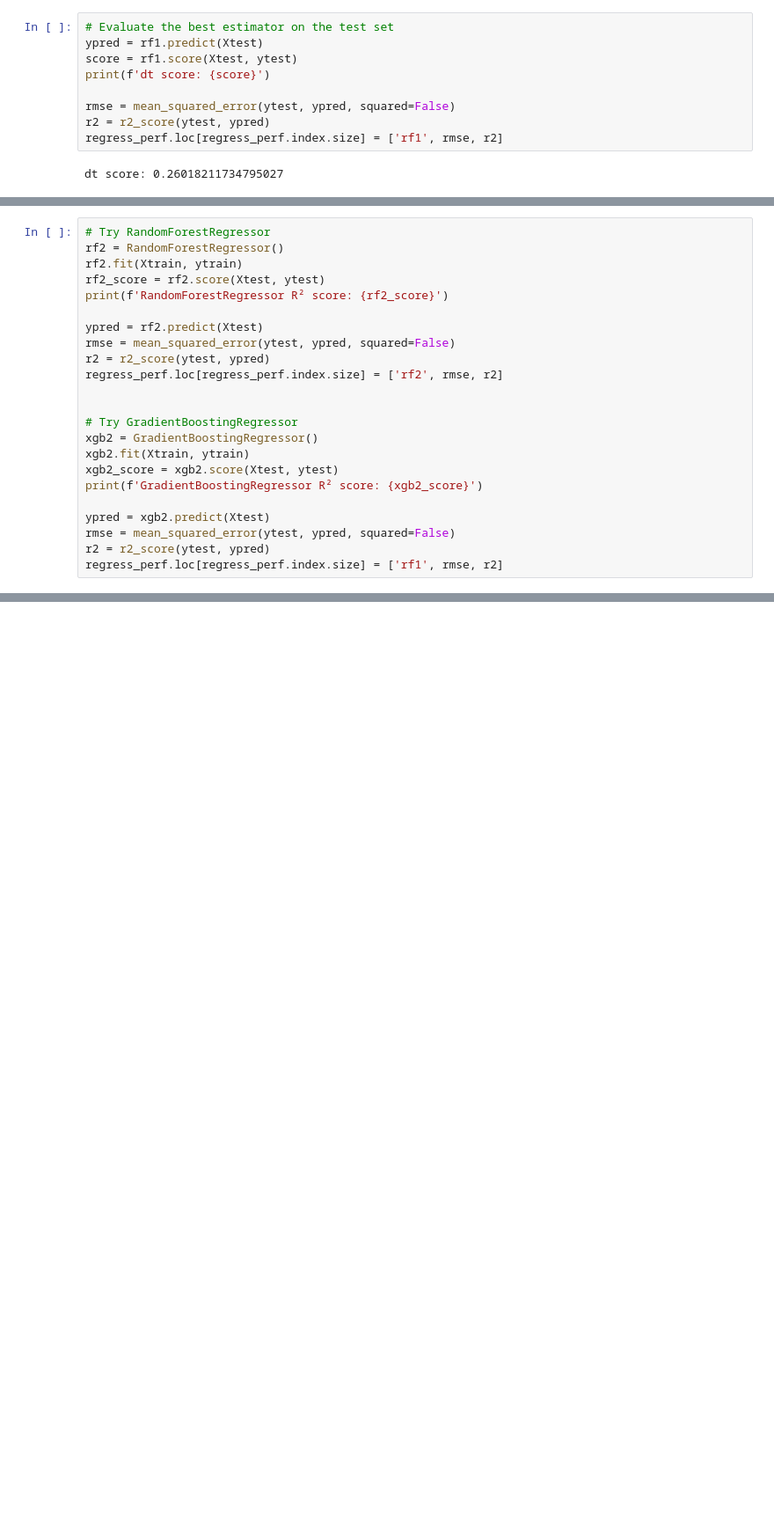
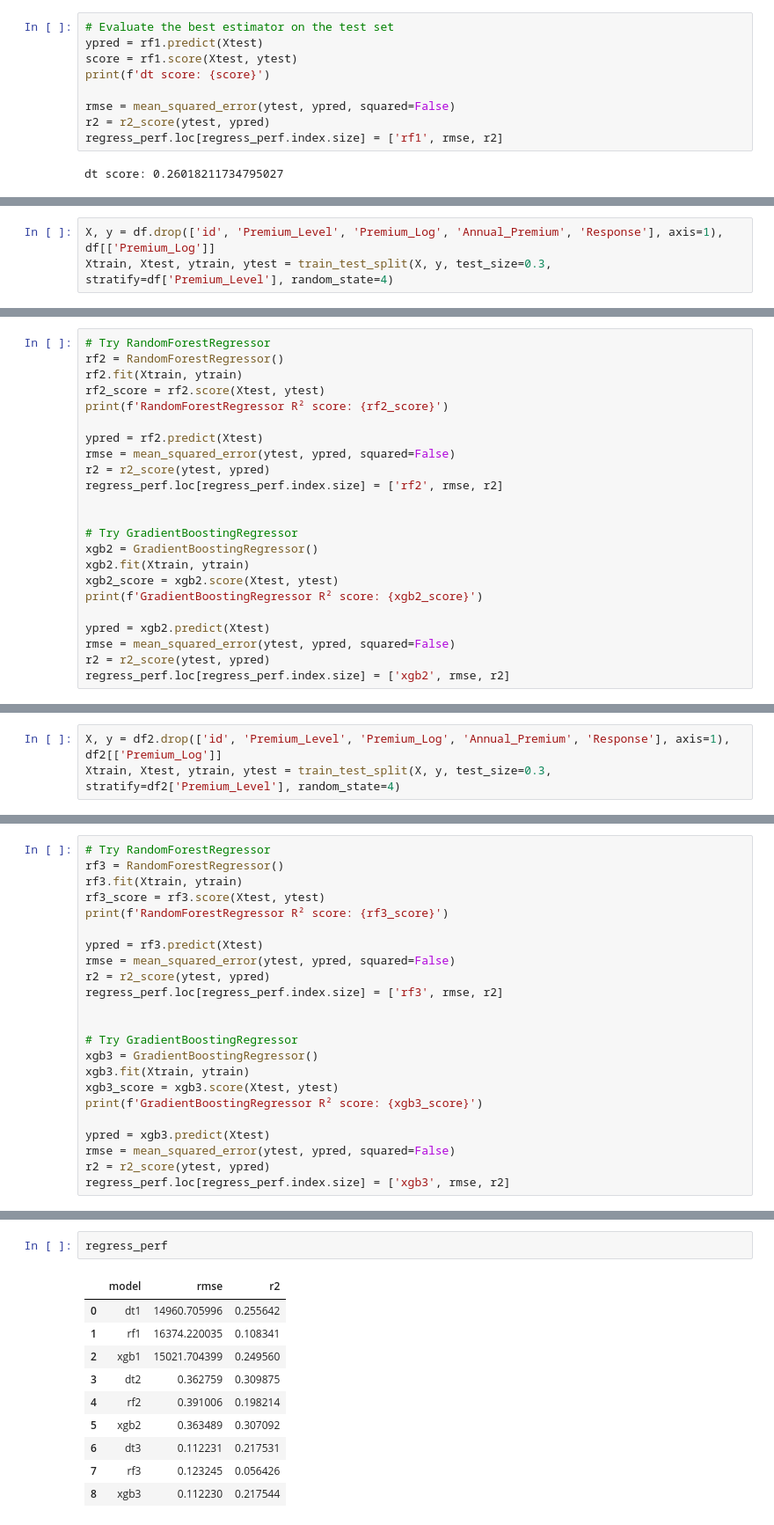
Before and after one commit to shashankgarewal/Health_Insurance_Cross_Sell_Predictor, a Jupyter notebook: notebook/modeling.ipynb, the cells around one changed output, grey strips where cells are left out. Shown at 88% size. Drawn from its saved outputs; the diff is of its cells as text; blank space fills up the shorter version.

```diff
--- a/notebook/modeling.ipynb
+++ b/notebook/modeling.ipynb
@@ -97 +159,4 @@ dt score: 0.26018211734795027
+# %%
+X, y = df.drop(['id', 'Premium_Level', 'Premium_Log', 'Annual_Premium', 'Response'], axis=1), df[['Premium_Log']]
+Xtrain, Xtest, ytrain, ytest = train_test_split(X, y, test_size=0.3, stratify=df['Premium_Level'], random_state=4)
 # %%
@@ -136,4 +204,4 @@ print(f'GradientBoostingRegressor R² score: {xgb2_score}')
 ypred = xgb2.predict(Xtest)
 rmse = mean_squared_error(ytest, ypred, squared=False)
 r2 = r2_score(ytest, ypred)
-regress_perf.loc[regress_perf.index.size] = ['rf1', rmse, r2]
+regress_perf.loc[regress_perf.index.size] = ['xgb2', rmse, r2]
@@ -139,0 +225,3 @@ regress_perf.loc[regress_perf.index.size] = ['rf1', rmse, r2]
+# %%
+X, y = df2.drop(['id', 'Premium_Level', 'Premium_Log', 'Annual_Premium', 'Response'], axis=1), df2[['Premium_Log']]
+Xtrain, Xtest, ytrain, ytest = train_test_split(X, y, test_size=0.3, stratify=df2['Premium_Level'], random_state=4)
@@ -139,0 +251,23 @@ regress_perf.loc[regress_perf.index.size] = ['rf1', rmse, r2]
+# %%
+# Try RandomForestRegressor
+rf3 = RandomForestRegressor()
+rf3.fit(Xtrain, ytrain)
+rf3_score = rf3.score(Xtest, ytest)
+print(f'RandomForestRegressor R² score: {rf3_score}')
+
+ypred = rf3.predict(Xtest)
+rmse = mean_squared_error(ytest, ypred, squared=False)
+r2 = r2_score(ytest, ypred)
+regress_perf.loc[regress_perf.index.size] = ['rf3', rmse, r2]
+
+
+# Try GradientBoostingRegressor
+xgb3 = GradientBoostingRegressor()
+xgb3.fit(Xtrain, ytrain)
+xgb3_score = xgb3.score(Xtest, ytest)
+print(f'GradientBoostingRegressor R² score: {xgb3_score}')
+
+ypred = xgb3.predict(Xtest)
+rmse = mean_squared_error(ytest, ypred, squared=False)
+r2 = r2_score(ytest, ypred)
+regress_perf.loc[regress_perf.index.size] = ['xgb3', rmse, r2]
@@ -139,0 +277,13 @@ regress_perf.loc[regress_perf.index.size] = ['rf1', rmse, r2]
+# %%
+regress_perf
+# %% [output]
+|  | model | rmse | r2 |
+| 0 | dt1 | 14960.705996 | 0.255642 |
+| 1 | rf1 | 16374.220035 | 0.108341 |
+| 2 | xgb1 | 15021.704399 | 0.249560 |
+| 3 | dt2 | 0.362759 | 0.309875 |
+| 4 | rf2 | 0.391006 | 0.198214 |
+| 5 | xgb2 | 0.363489 | 0.307092 |
+| 6 | dt3 | 0.112231 | 0.217531 |
+| 7 | rf3 | 0.123245 | 0.056426 |
+| 8 | xgb3 | 0.112230 | 0.217544 |
```
Also changed, not shown: parts of 52 cells of this notebook, 6 other files.
